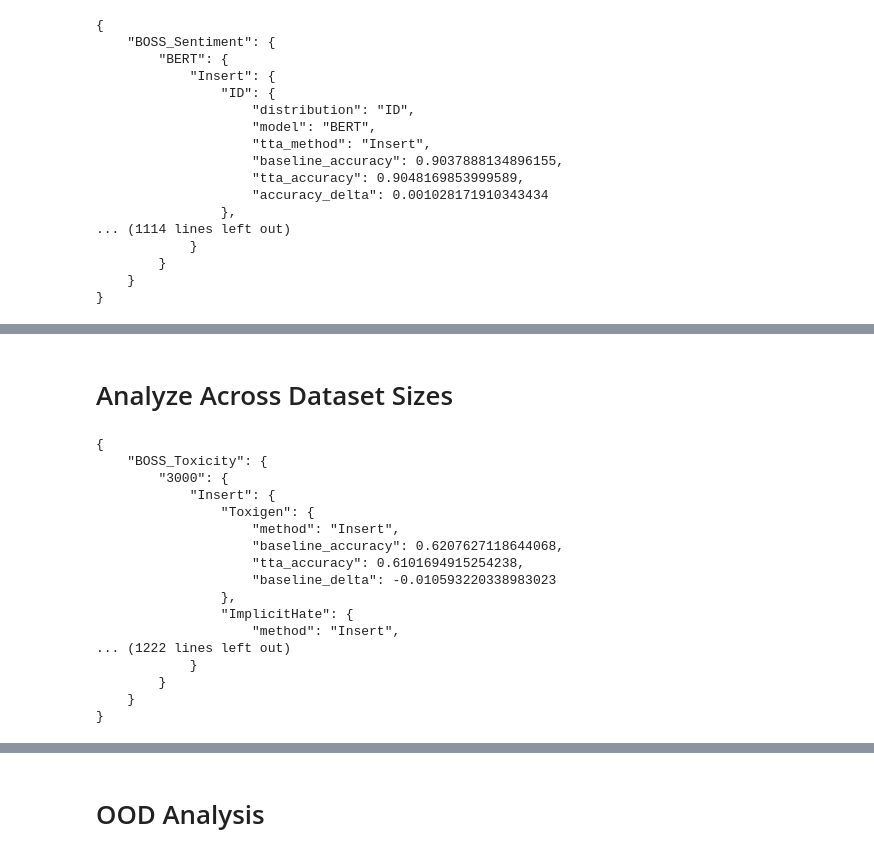
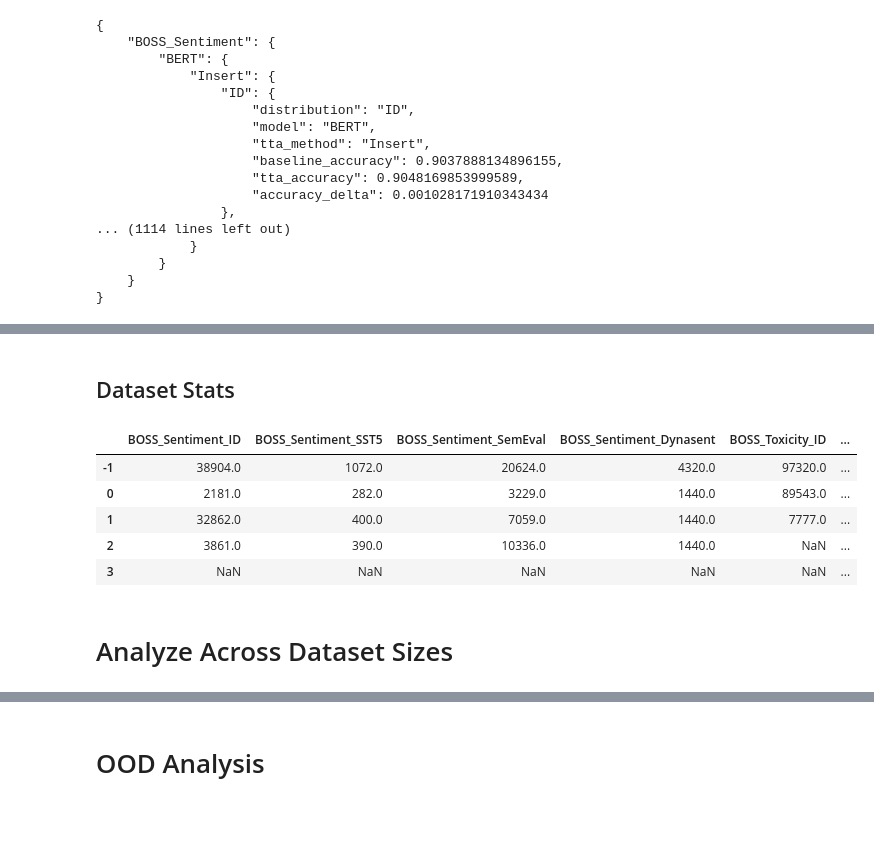
Before and after one commit to Kyle1668/LLM-TTA, a Jupyter notebook: notebooks/method_analysis_paper.ipynb, the cells around one changed output, grey strips where cells are left out. Cells and saved outputs as stored; diff of their text form; code cells hidden in the pictures; blank space fills up the shorter version.

```diff
--- a/notebooks/method_analysis_paper.ipynb
+++ b/notebooks/method_analysis_paper.ipynb
@@ -199,6 +201,33 @@ for model in split_data[task_name]:
 | id_accuracy_delta | -0.828947 | -3.460526 | -1.526316 | -3.960526 | -0.184211 | -0.149085 | -1.082151 | -0.149085 | ... |
 | ood_mean_accuracy_delta | 2.157895 | -1.039474 | 1.986842 | -1.118421 | 0.355263 | -2.967050 | -0.816995 | -1.248467 | ... |
 | ood_mean_baseline_accuracy | 26.000000 | 26.000000 | 26.000000 | 26.000000 | 26.000000 | 47.166769 | 47.166769 | 47.166769 | ... |
+# %% [markdown]
+## Dataset Stats
+# %%
+split_label_value_counts = {}
+
+for split_name in main_results_bert_splits:
+    if "BERT" not in split_name:
+        continue
+
+    set_name = split_name.split("_BERT")[0]
+    if set_name in split_label_value_counts:
+        continue
+
+    split_frame = inference_logs[split_name].to_pandas()
+    label_counts = split_frame["label"].value_counts().to_dict()
+    label_counts[-1] = len(split_frame)
+    label_counts = {k: label_counts[k] for k in sorted(label_counts)}
+    split_label_value_counts[set_name] = label_counts
+
+pd.DataFrame(split_label_value_counts)
+# %% [output]
+|  | BOSS_Sentiment_ID | BOSS_Sentiment_SST5 | BOSS_Sentiment_SemEval | BOSS_Sentiment_Dynasent | BOSS_Toxicity_ID | ... |
+| -1 | 38904.0 | 1072.0 | 20624.0 | 4320.0 | 97320.0 | ... |
+| 0 | 2181.0 | 282.0 | 3229.0 | 1440.0 | 89543.0 | ... |
+| 1 | 32862.0 | 400.0 | 7059.0 | 1440.0 | 7777.0 | ... |
+| 2 | 3861.0 | 390.0 | 10336.0 | 1440.0 | NaN | ... |
+| 3 | NaN | NaN | NaN | NaN | NaN | ... |
 # %% [markdown]
 # Analyze Across Dataset Sizes
 # %%
@@ -240,24 +269,6 @@ for task_name in datasets:
             # break
 
 print(json.dumps(results, indent=4))
-# %% [output]
-{
-    "BOSS_Toxicity": {
-        "3000": {
-            "Insert": {
-                "Toxigen": {
-                    "method": "Insert",
-                    "baseline_accuracy": 0.6207627118644068,
-                    "tta_accuracy": 0.6101694915254238,
-                    "baseline_delta": -0.010593220338983023
-                },
-                "ImplicitHate": {
-                    "method": "Insert",
-... (1222 lines left out)
-            }
-        }
-    }
-}
 # %%
 method_avg_delta = {}
 for task_name in results:
```
Also changed, not shown: parts of 3 cells of this notebook, 3 other files.
